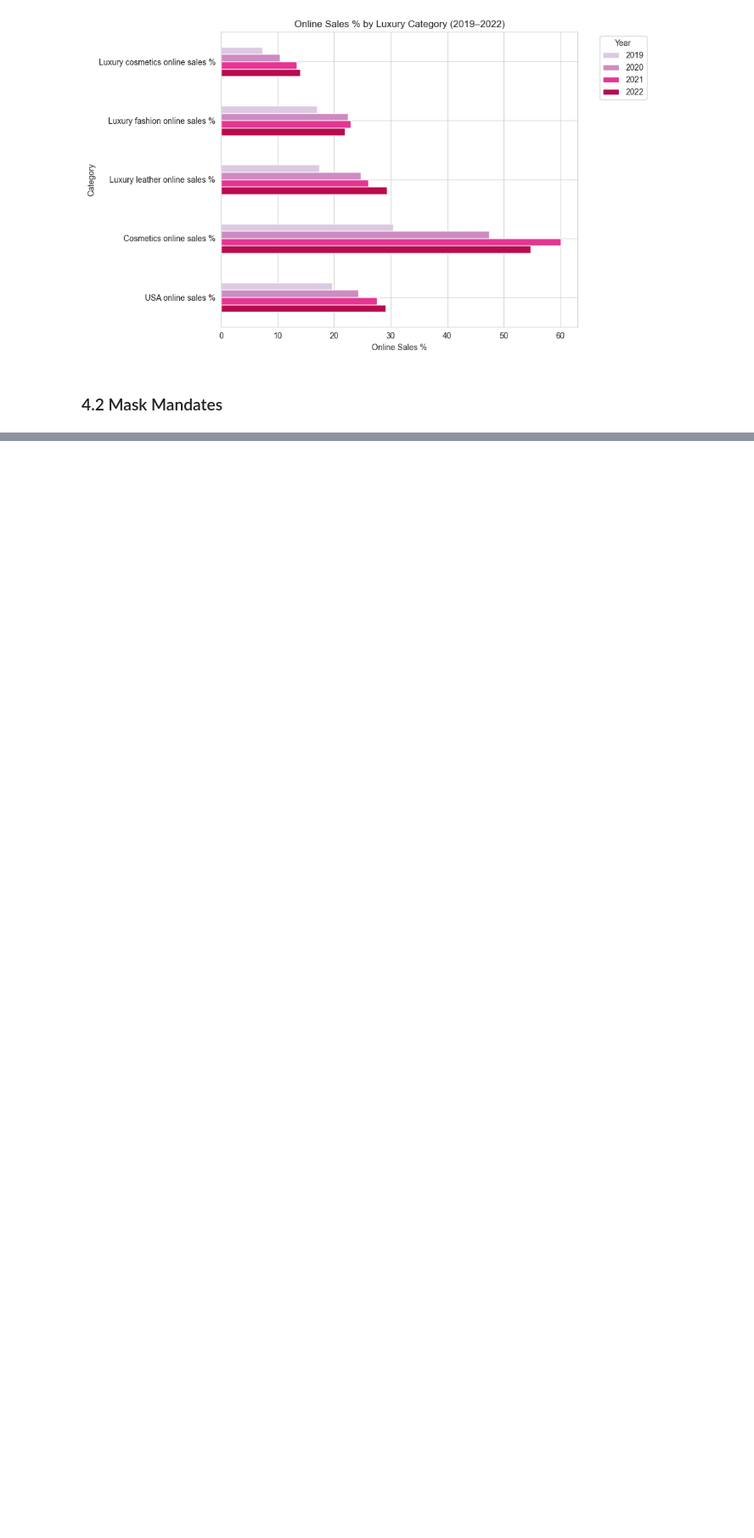
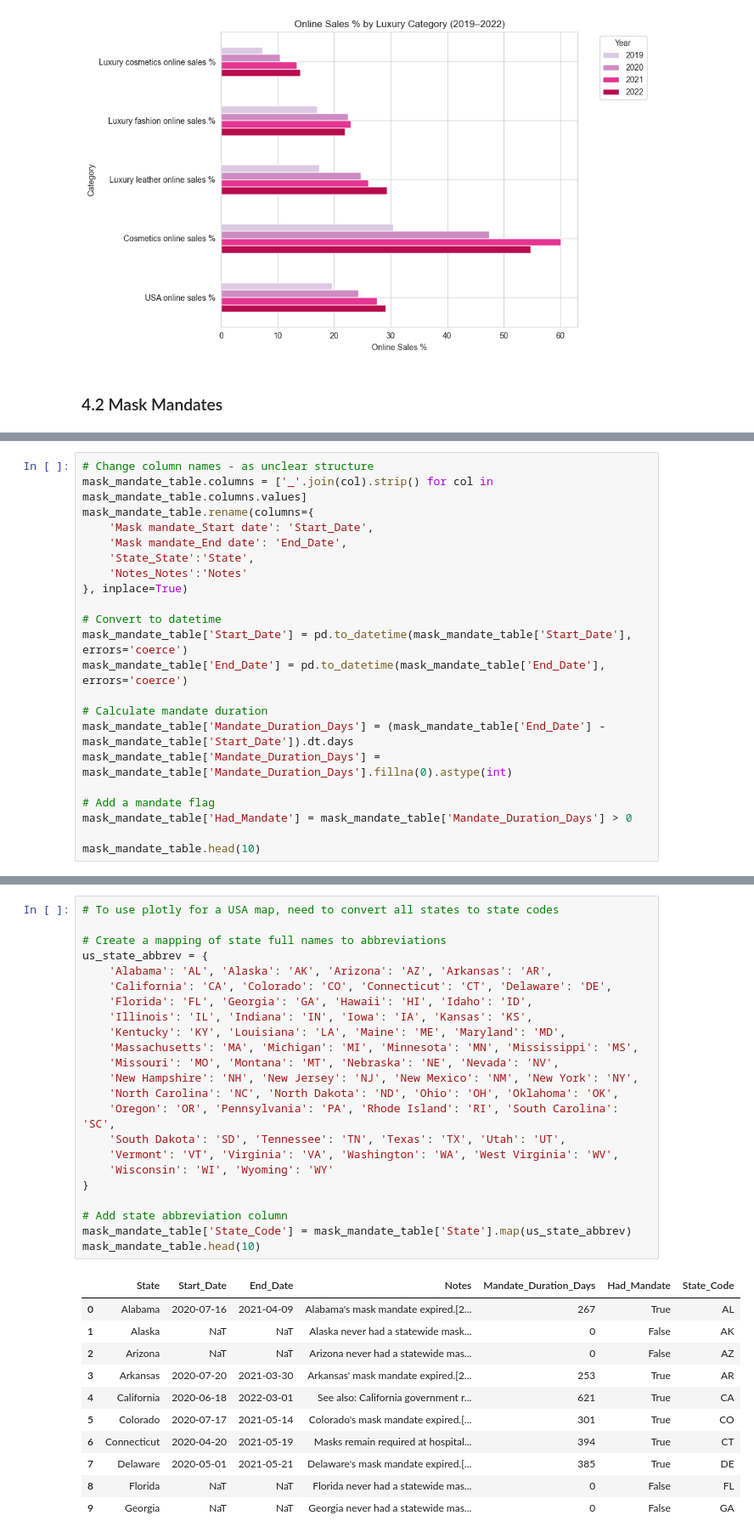
Before and after one commit to kaitlinjohnson1/Luxury_goods_project, a Jupyter notebook: code/visualisations_code.ipynb, the cells around one changed output, grey strips where cells are left out. Shown: that part at 85% size. Saved outputs shown, nothing was run; the diff lists cells and outputs as text; blank space fills up the shorter version.

```diff
--- a/code/visualisations_code.ipynb
+++ b/code/visualisations_code.ipynb
@@ -1717,0 +1733,22 @@ plt.show()
+# %%
+# Change column names - as unclear structure
+mask_mandate_table.columns = ['_'.join(col).strip() for col in mask_mandate_table.columns.values]
+mask_mandate_table.rename(columns={
+    'Mask mandate_Start date': 'Start_Date',
+    'Mask mandate_End date': 'End_Date',
+    'State_State':'State',
+    'Notes_Notes':'Notes'
+}, inplace=True)
+
+# Convert to datetime
+mask_mandate_table['Start_Date'] = pd.to_datetime(mask_mandate_table['Start_Date'], errors='coerce')
+mask_mandate_table['End_Date'] = pd.to_datetime(mask_mandate_table['End_Date'], errors='coerce')
+
+# Calculate mandate duration
+mask_mandate_table['Mandate_Duration_Days'] = (mask_mandate_table['End_Date'] - mask_mandate_table['Start_Date']).dt.days
+mask_mandate_table['Mandate_Duration_Days'] = mask_mandate_table['Mandate_Duration_Days'].fillna(0).astype(int)
+
+# Add a mandate flag
+mask_mandate_table['Had_Mandate'] = mask_mandate_table['Mandate_Duration_Days'] > 0
+
+mask_mandate_table.head(10)
@@ -1717,0 +1767,35 @@ plt.show()
+# %%
+# To use plotly for a USA map, need to convert all states to state codes
+
+# Create a mapping of state full names to abbreviations
+us_state_abbrev = {
+    'Alabama': 'AL', 'Alaska': 'AK', 'Arizona': 'AZ', 'Arkansas': 'AR',
+    'California': 'CA', 'Colorado': 'CO', 'Connecticut': 'CT', 'Delaware': 'DE',
+    'Florida': 'FL', 'Georgia': 'GA', 'Hawaii': 'HI', 'Idaho': 'ID',
+    'Illinois': 'IL', 'Indiana': 'IN', 'Iowa': 'IA', 'Kansas': 'KS',
+    'Kentucky': 'KY', 'Louisiana': 'LA', 'Maine': 'ME', 'Maryland': 'MD',
+    'Massachusetts': 'MA', 'Michigan': 'MI', 'Minnesota': 'MN', 'Mississippi': 'MS',
+    'Missouri': 'MO', 'Montana': 'MT', 'Nebraska': 'NE', 'Nevada': 'NV',
+    'New Hampshire': 'NH', 'New Jersey': 'NJ', 'New Mexico': 'NM', 'New York': 'NY',
+    'North Carolina': 'NC', 'North Dakota': 'ND', 'Ohio': 'OH', 'Oklahoma': 'OK',
+    'Oregon': 'OR', 'Pennsylvania': 'PA', 'Rhode Island': 'RI', 'South Carolina': 'SC',
+    'South Dakota': 'SD', 'Tennessee': 'TN', 'Texas': 'TX', 'Utah': 'UT',
+    'Vermont': 'VT', 'Virginia': 'VA', 'Washington': 'WA', 'West Virginia': 'WV',
+    'Wisconsin': 'WI', 'Wyoming': 'WY'
+}
+
+# Add state abbreviation column
+mask_mandate_table['State_Code'] = mask_mandate_table['State'].map(us_state_abbrev)
+mask_mandate_table.head(10)
+# %% [output]
+|  | State | Start_Date | End_Date | Notes | Mandate_Duration_Days | Had_Mandate | State_Code |
+| 0 | Alabama | 2020-07-16 | 2021-04-09 | Alabama's mask mandate expired.[2... | 267 | True | AL |
+| 1 | Alaska | NaT | NaT | Alaska never had a statewide mask... | 0 | False | AK |
+| 2 | Arizona | NaT | NaT | Arizona never had a statewide mas... | 0 | False | AZ |
+| 3 | Arkansas | 2020-07-20 | 2021-03-30 | Arkansas' mask mandate expired.[2... | 253 | True | AR |
+| 4 | California | 2020-06-18 | 2022-03-01 | See also: California government r... | 621 | True | CA |
+| 5 | Colorado | 2020-07-17 | 2021-05-14 | Colorado's mask mandate expired.[... | 301 | True | CO |
+| 6 | Connecticut | 2020-04-20 | 2021-05-19 | Masks remain required at hospital... | 394 | True | CT |
+| 7 | Delaware | 2020-05-01 | 2021-05-21 | Delaware's mask mandate expired.[... | 385 | True | DE |
+| 8 | Florida | NaT | NaT | Florida never had a statewide mas... | 0 | False | FL |
+| 9 | Georgia | NaT | NaT | Georgia never had a statewide mas... | 0 | False | GA |
```
Also changed, not shown: parts of 21 cells of this notebook.
